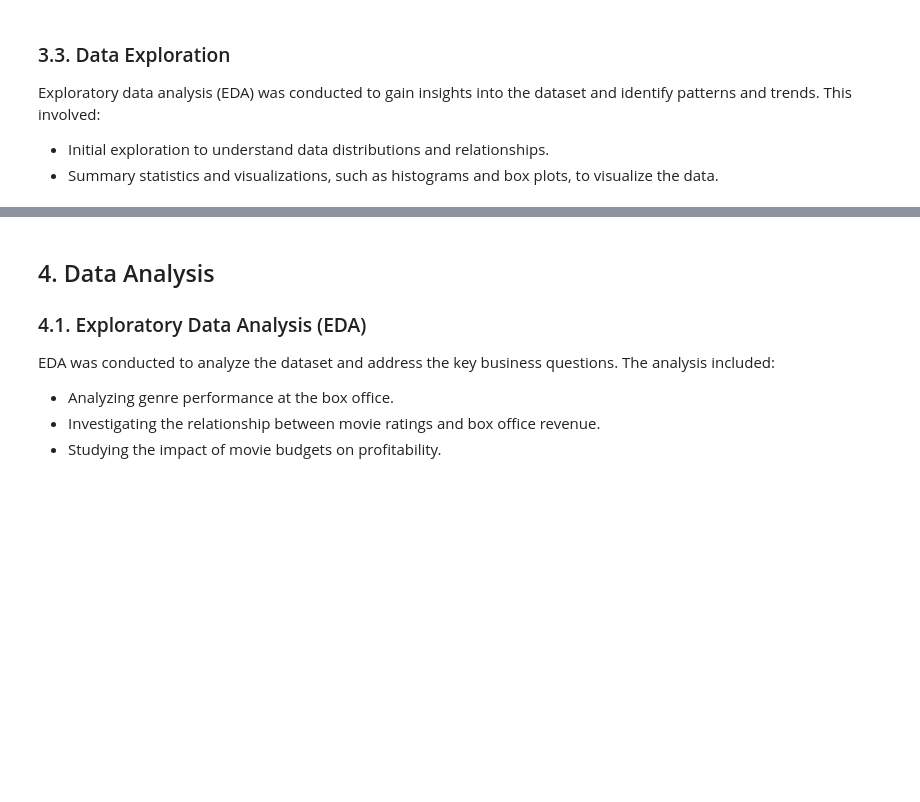
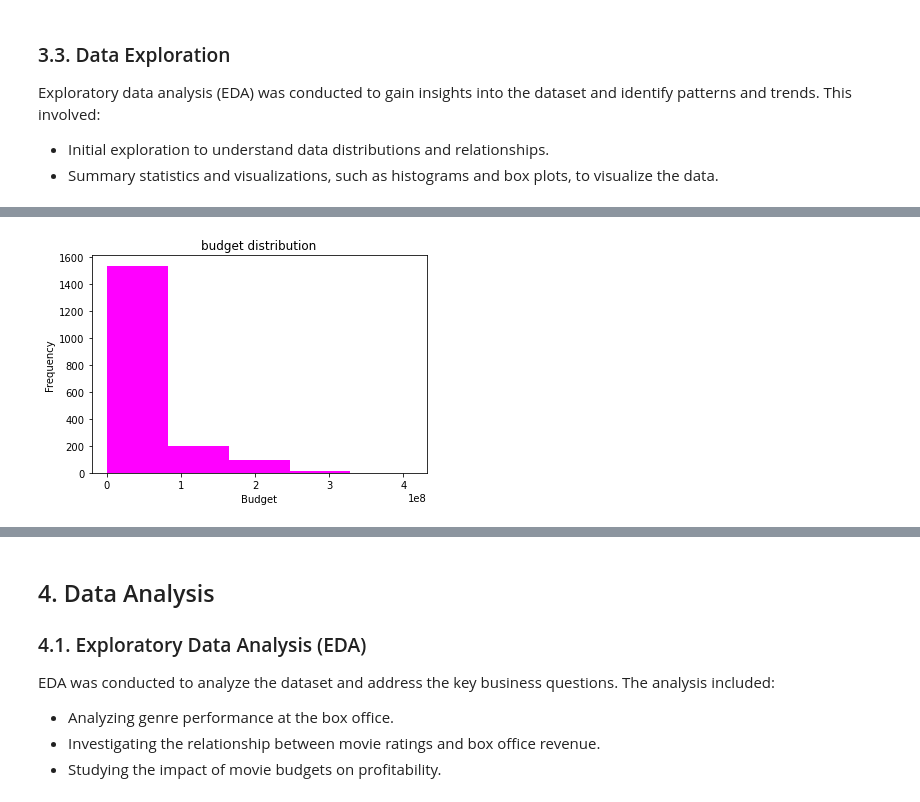
Before and after one commit to George-Chira/phase-one-project, a Jupyter notebook: Project.ipynb, the cells around one changed output, grey strips where cells are left out. Drawn from its saved outputs; the diff is of its cells as text; code cells hidden in the pictures; blank space fills up the shorter version.

Commit message:
visualization and EDA completed

```diff
--- a/Project.ipynb
+++ b/Project.ipynb
@@ -627,0 +653,9 @@ Exploratory data analysis (EDA) was conducted to gain insights into the dataset
+# %%
+#initial visualization
+plt.hist(merged_df['budget'], bins=5, color = 'magenta')
+plt.xlabel('Budget')
+plt.ylabel('Frequency')
+plt.title('budget distribution')
+plt.show()
+# %% [output]
+[figure, added]
```
Also changed, not shown: parts of 19 cells of this notebook.
